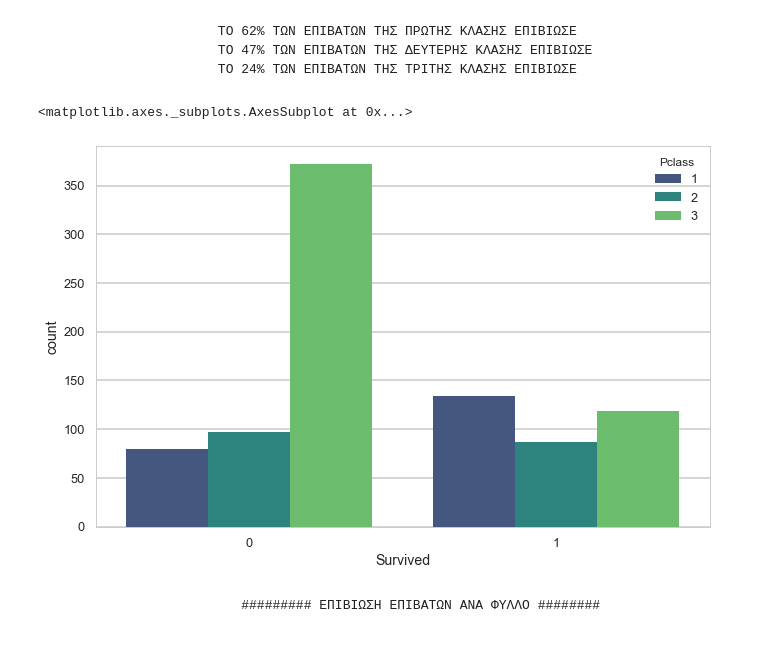
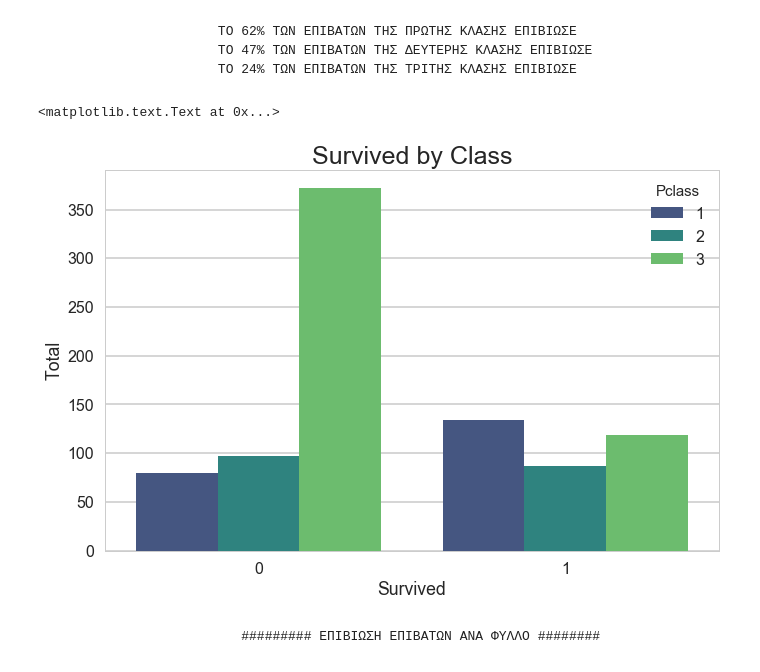
Before and after one commit to stefanosarta/titanic, a Jupyter notebook: titanic.ipynb, the cells around one changed output. Cells and saved outputs as stored; diff of their text form; code cells hidden in the pictures.

```diff
--- a/titanic.ipynb
+++ b/titanic.ipynb
@@ -115,7 +115,6 @@ sns.heatmap(train_df.isnull(),yticklabels=False,cbar=False, cmap='viridis')
     Λείπουν 177 καταχωρήσεις στην κατηγορία της ηλικίας, 687 καταχωρήσεις στην κατηγοράις της καμπίνας και μόλις 2 καταχωρήσεις στην κατηγορία του λιμανιού επιβίβασης.
     Θα καλύψουμε τα κενά αυτά, ψάχνοντας την μέση ηλικία ανδρών-γυναικών-παιδιών ξεχωριστά και με τα νούμερα που θα βρούμε, θα γεμίσουμε τα κενά αυτά.
 # %%
-sns.set_style('whitegrid')
 plt.figure(figsize=(12, 7))
 sns.boxplot(x='Person',y='Age',data=train_df,palette='winter')
 # %% [output]
@@ -316,12 +311,11 @@ x = train_df['Age'].dropna()
 
 bins = np.arange(0, 82, 2)
 plt.figure(figsize=(12,7))
-sns.set_style('whitegrid')
-sns.set_context('poster',font_scale=0.8)
-ax = sns.distplot(x, kde=False, bins = bins, color = 'y')
-ax.axes.set_title("Age of Titanic Passengers",fontsize=20)
-ax.set_xlabel("Age",fontsize=20)
-ax.set_ylabel("Passengers",fontsize=20)
+sns.set_context('poster')
+ax = sns.distplot(x, kde=False, bins = bins, color = 'g')
+ax.axes.set_title("Age of Titanic Passengers",fontsize=25)
+ax.set_xlabel("Age")
+ax.set_ylabel("Passengers")
 
 #plt.savefig('Age.png')
 # %% [output]
@@ -331,11 +325,10 @@ ax.set_ylabel("Passengers",fontsize=20)
                                 ###### ΚΟΣΤΟΣ ΕΙΣΙΤΗΡΙΟΥ ΑΝΑ ΚΛΑΣΗ ######
 # %%
 plt.figure(figsize=(12,8))
-sns.set_style('whitegrid')
-sns.set_context('poster',font_scale=0.8)
+sns.set_context('poster')
 ax = sns.regplot(x="Pclass", y="Fare", data=train_df, x_jitter=.1, fit_reg=False)
-ax.axes.set_title("Ticket Fare per Class",fontsize=20)
-ax.set_xlabel("Class",fontsize=20)
-ax.set_ylabel("Fare",fontsize=20)
+ax.axes.set_title("Ticket Fare per Class",fontsize=25)
+ax.set_xlabel("Class")
+ax.set_ylabel("Fare")
 # %% [output]
 <matplotlib.text.Text at 0x...>
@@ -344,11 +337,10 @@ ax.set_ylabel("Fare",fontsize=20)
                                         ##### ΗΛΙΚΙΑ ΑΝΑ ΚΛΑΣΗ ######
 # %%
 plt.figure(figsize=(12,8))
-sns.set_style('whitegrid')
-sns.set_context('poster',font_scale=0.8)
-ax = sns.regplot(x="Pclass", y="Age", data=train_df, x_jitter=.1, fit_reg=False)
-ax.axes.set_title("Age per Class",fontsize=20)
-ax.set_xlabel("Class",fontsize=20)
-ax.set_ylabel("Age",fontsize=20)
+sns.set_context('poster')
+ax = sns.regplot(x="Pclass", y="Age", data=train_df, x_jitter=0.1, fit_reg=False)
+ax.axes.set_title("Age per Class",fontsize=25)
+ax.set_xlabel("Class")
+ax.set_ylabel("Age")
 # %% [output]
 <matplotlib.text.Text at 0x...>
@@ -382,11 +374,14 @@ print(a)
                          ΤΟ 24% ΤΩΝ ΕΠΙΒΑΤΩΝ ΤΗΣ ΤΡΙΤΗΣ ΚΛΑΣΗΣ ΕΠΙΒΙΩΣΕ
 # %%
 plt.figure(figsize=(11,7))
-sns.set_context(font_scale=1.3)
-sns.countplot(x='Survived',hue='Pclass',data=train_df,palette='viridis')
+sns.set_context('poster')
+ax = sns.countplot(x='Survived',hue='Pclass',data=train_df,palette='viridis')
+ax.axes.set_title("Survived by Class",fontsize=25)
+ax.set_xlabel("Survived")
+ax.set_ylabel("Total")
 # %% [output]
-<matplotlib.axes._subplots.AxesSubplot at 0x...>
+<matplotlib.text.Text at 0x...>
-[figure, old version]
+[figure, new version]
 # %% [markdown]
                             ######### ΕΠΙΒΙΩΣΗ ΕΠΙΒΑΤΩΝ ΑΝΑ ΦΥΛΛΟ ########
 # %% [markdown]
```
Also changed, not shown: parts of 19 cells of this notebook.
